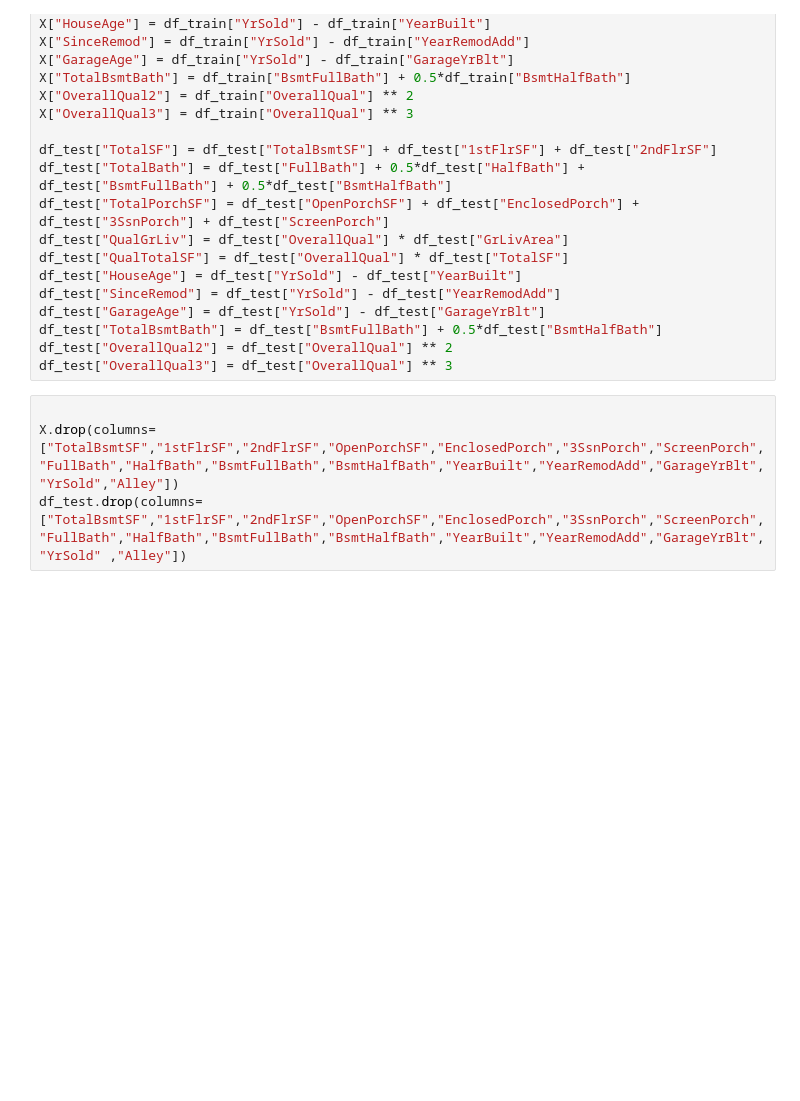
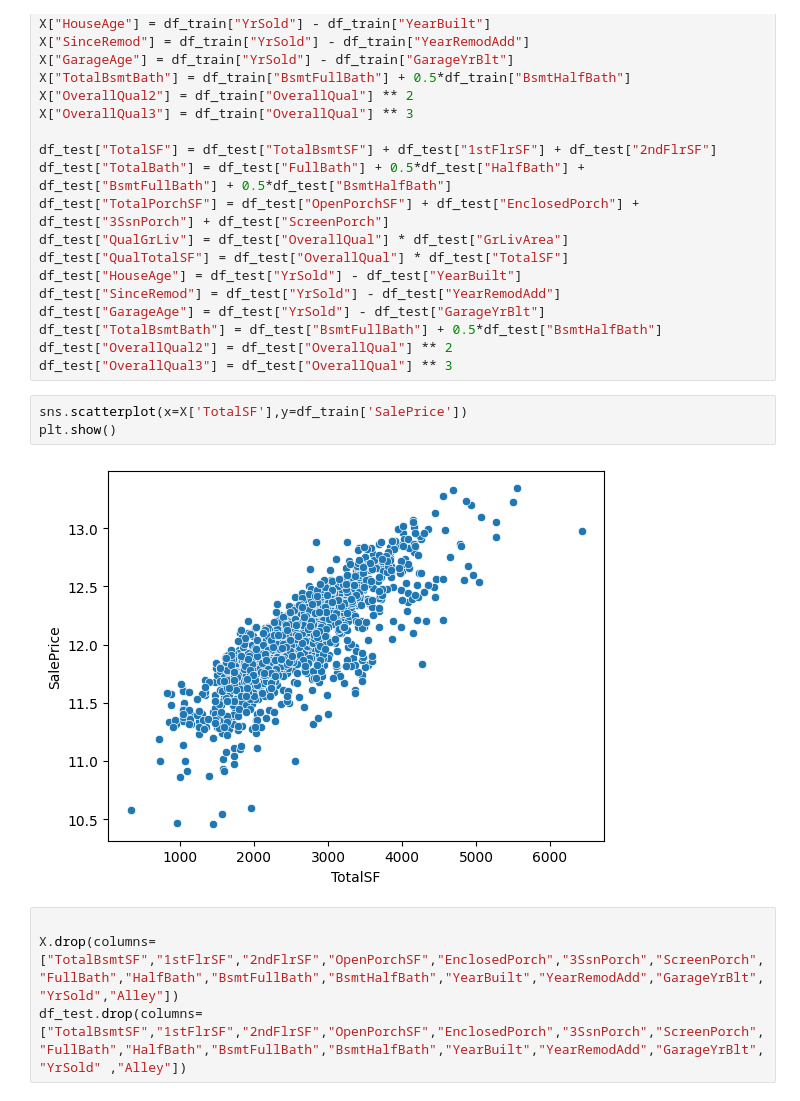
Before and after one commit to ShreeyaS-48/MachineLearning, a Jupyter notebook: HousingPricePrediction.ipynb, the cells around one changed output. Cells and saved outputs as stored; diff of their text form; blank space fills up the shorter version.

Commit message:
Kaggle Notebook | HousingPricePrediction.ipynb | Version 15

```diff
--- a/HousingPricePrediction.ipynb
+++ b/HousingPricePrediction.ipynb
@@ -251,6 +231,11 @@ df_test["GarageAge"] = df_test["YrSold"] - df_test["GarageYrBlt"]
 df_test["TotalBsmtBath"] = df_test["BsmtFullBath"] + 0.5*df_test["BsmtHalfBath"]
 df_test["OverallQual2"] = df_test["OverallQual"] ** 2
 df_test["OverallQual3"] = df_test["OverallQual"] ** 3
+# %%
+sns.scatterplot(x=X['TotalSF'],y=df_train['SalePrice'])
+plt.show()
+# %% [output]
+[figure, added]
 # %%
 
 X.drop(columns=["TotalBsmtSF","1stFlrSF","2ndFlrSF","OpenPorchSF","EnclosedPorch","3SsnPorch","ScreenPorch","FullBath","HalfBath","BsmtFullBath","BsmtHalfBath","YearBuilt","YearRemodAdd","GarageYrBlt","YrSold","Alley"])
```
Also changed, not shown: parts of 9 cells of this notebook.
